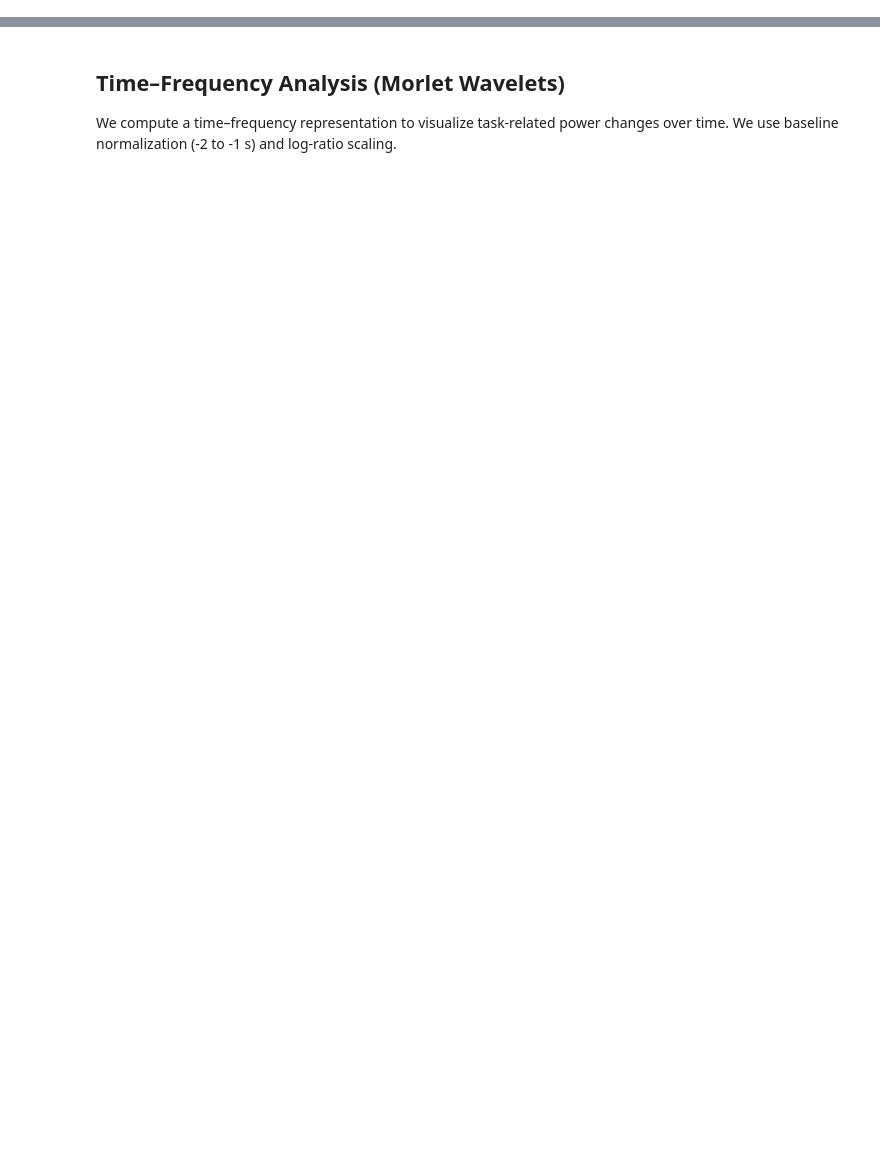
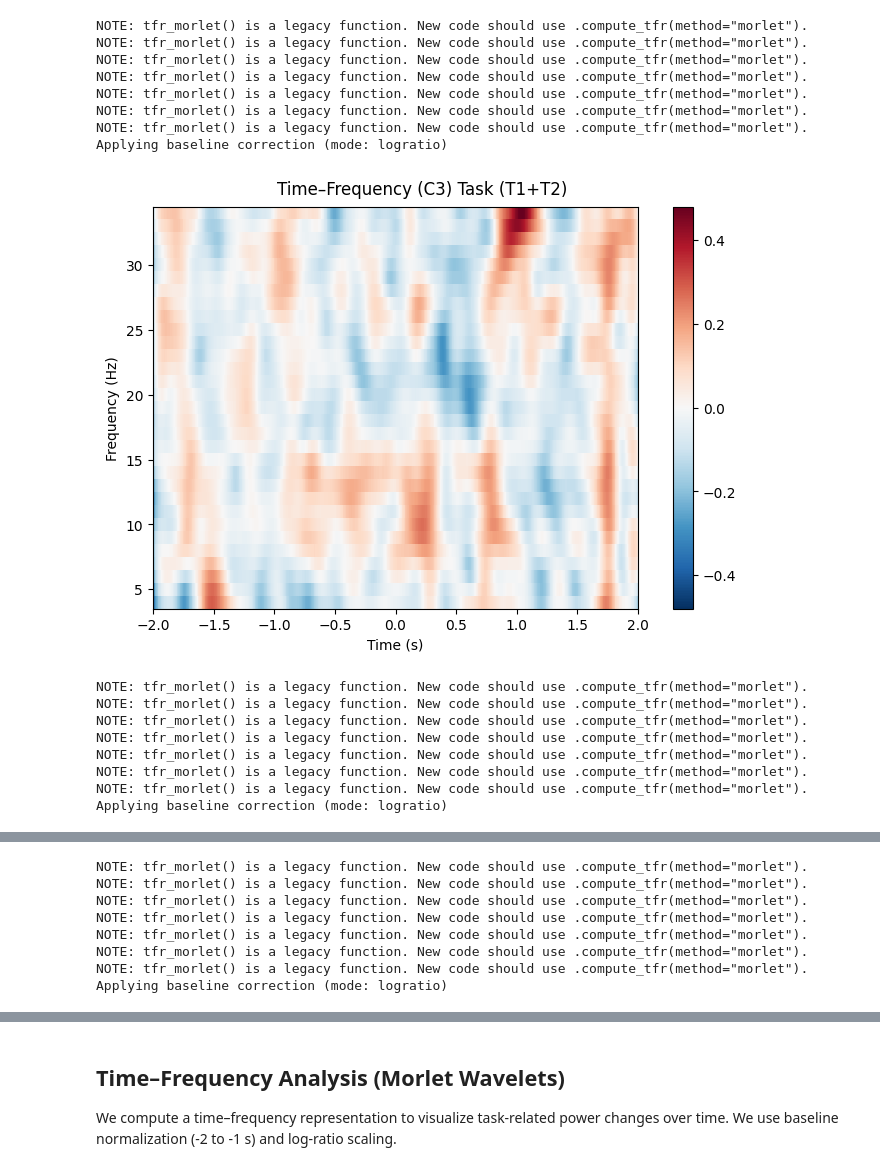
Before and after one commit to keeratkaurt/sensorimotor-erd-eeg-analysis, a Jupyter notebook: sensorimotor_eeg_analysis.ipynb, the cells around one changed output, grey strips where cells are left out. Drawn from its saved outputs; the diff is of its cells as text; code cells hidden in the pictures; blank space fills up the shorter version.

```diff
--- a/sensorimotor_eeg_analysis.ipynb
+++ b/sensorimotor_eeg_analysis.ipynb
@@ -296,0 +249,42 @@ plt.show()
+# %%
+for ch in ["C3", "Cz", "C4"]:
+    power = mne.time_frequency.tfr_morlet(
+        all_epochs_task[0].copy().pick([ch]),
+        freqs=np.arange(4, 35, 1),
+        n_cycles=np.arange(4, 35, 1) / 2,
+        return_itc=False,
+        average=True,
+        verbose=False
+    )
+
+    power.data = np.mean([
+        mne.time_frequency.tfr_morlet(
+            all_epochs_task[i].copy().pick([ch]),
+            freqs=np.arange(4, 35, 1),
+            n_cycles=np.arange(4, 35, 1) / 2,
+            return_itc=False,
+            average=True,
+            verbose=False
+        ).data
+        for i in range(len(subjects))
+    ], axis=0)
+
+    power.plot(baseline=(-2, -1), mode="logratio", title=f"Time–Frequency ({ch}) Task (T1+T2)")
+# %% [output]
+NOTE: tfr_morlet() is a legacy function. New code should use .compute_tfr(method="morlet").
+NOTE: tfr_morlet() is a legacy function. New code should use .compute_tfr(method="morlet").
+NOTE: tfr_morlet() is a legacy function. New code should use .compute_tfr(method="morlet").
+NOTE: tfr_morlet() is a legacy function. New code should use .compute_tfr(method="morlet").
+NOTE: tfr_morlet() is a legacy function. New code should use .compute_tfr(method="morlet").
+NOTE: tfr_morlet() is a legacy function. New code should use .compute_tfr(method="morlet").
+NOTE: tfr_morlet() is a legacy function. New code should use .compute_tfr(method="morlet").
+Applying baseline correction (mode: logratio)
+[figure, added]
+NOTE: tfr_morlet() is a legacy function. New code should use .compute_tfr(method="morlet").
+NOTE: tfr_morlet() is a legacy function. New code should use .compute_tfr(method="morlet").
+NOTE: tfr_morlet() is a legacy function. New code should use .compute_tfr(method="morlet").
+NOTE: tfr_morlet() is a legacy function. New code should use .compute_tfr(method="morlet").
+NOTE: tfr_morlet() is a legacy function. New code should use .compute_tfr(method="morlet").
+NOTE: tfr_morlet() is a legacy function. New code should use .compute_tfr(method="morlet").
+NOTE: tfr_morlet() is a legacy function. New code should use .compute_tfr(method="morlet").
+Applying baseline correction (mode: logratio)
@@ -296,0 +292,8 @@ plt.show()
+NOTE: tfr_morlet() is a legacy function. New code should use .compute_tfr(method="morlet").
+NOTE: tfr_morlet() is a legacy function. New code should use .compute_tfr(method="morlet").
+NOTE: tfr_morlet() is a legacy function. New code should use .compute_tfr(method="morlet").
+NOTE: tfr_morlet() is a legacy function. New code should use .compute_tfr(method="morlet").
+NOTE: tfr_morlet() is a legacy function. New code should use .compute_tfr(method="morlet").
+NOTE: tfr_morlet() is a legacy function. New code should use .compute_tfr(method="morlet").
+NOTE: tfr_morlet() is a legacy function. New code should use .compute_tfr(method="morlet").
+Applying baseline correction (mode: logratio)
```
Also changed, not shown: parts of 31 cells of this notebook.
